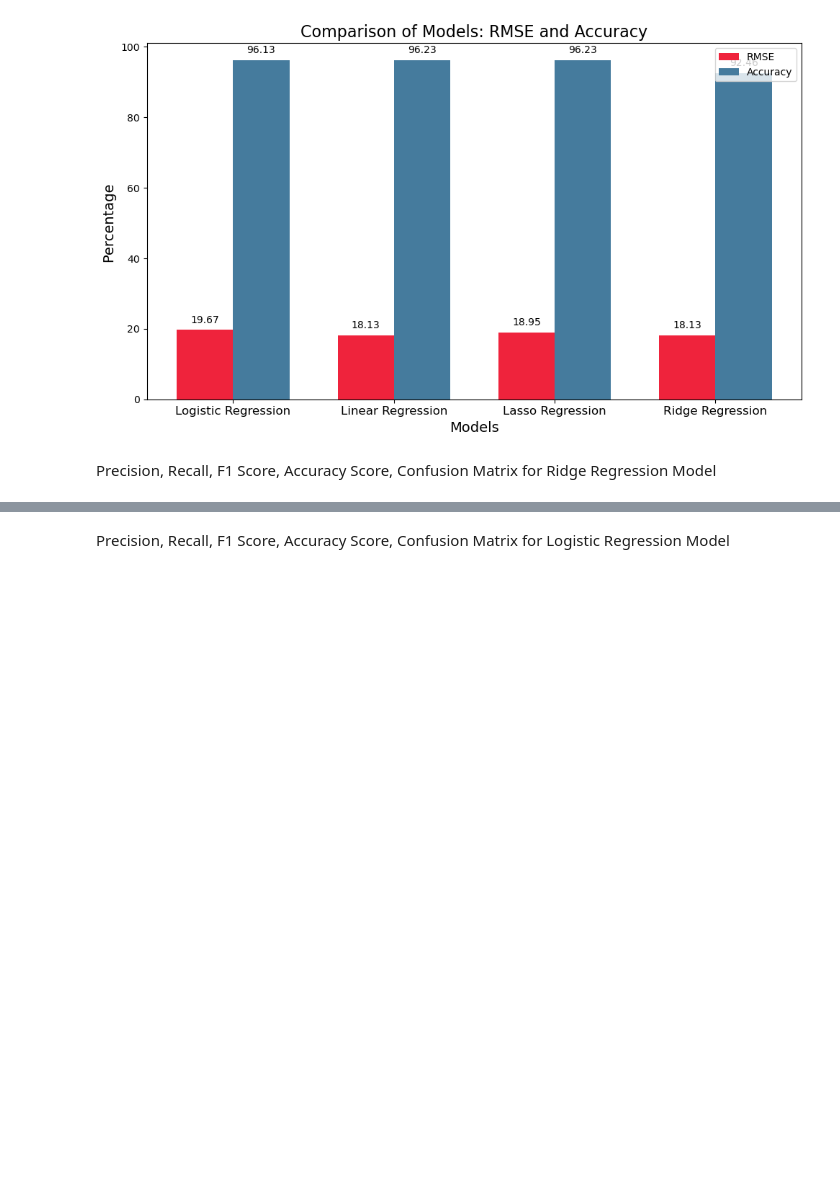
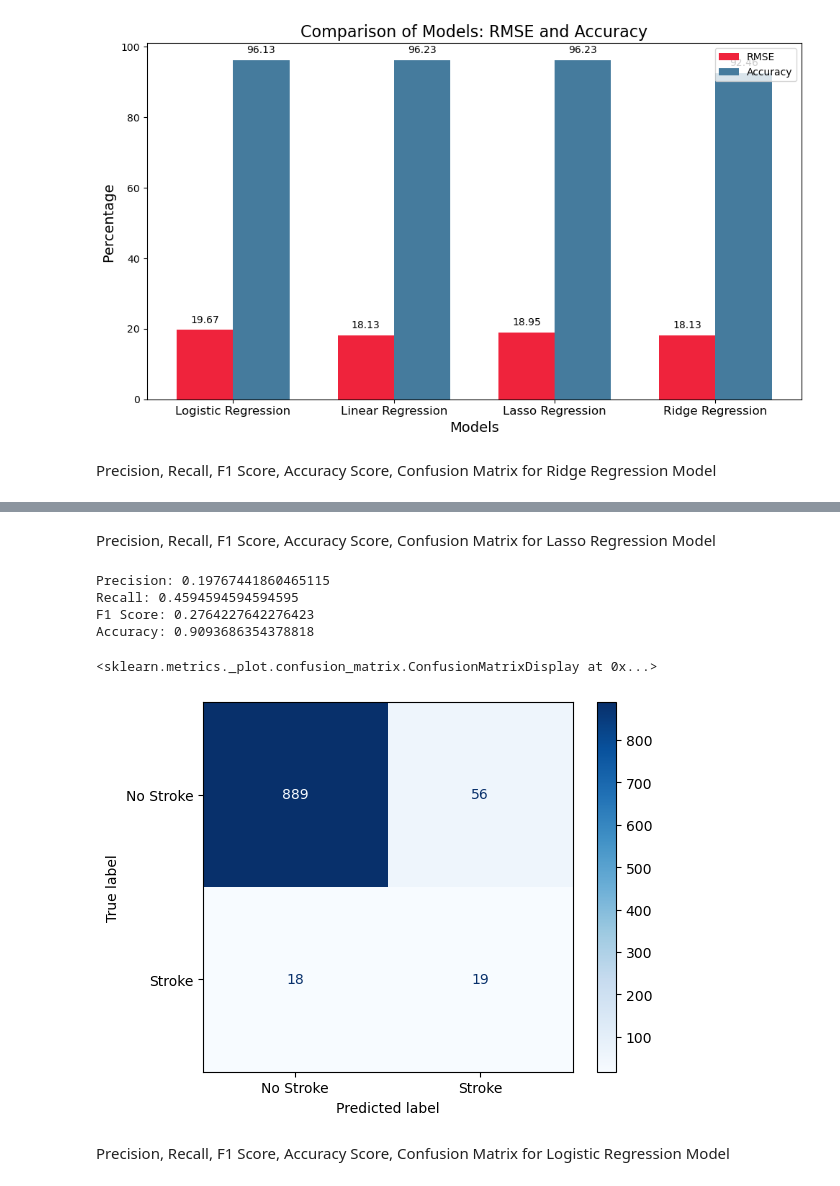
Before and after one commit to Athira-Viju/Stroke_Patient_Healthcare_Using_DeepLearning, a Jupyter notebook: Code.ipynb, the cells around one changed output, grey strips where cells are left out. Drawn from its saved outputs; the diff is of its cells as text; code cells hidden in the pictures; blank space fills up the shorter version.

```diff
--- a/Code.ipynb
+++ b/Code.ipynb
@@ -347,6 +347,8 @@ Final transformed dataset for data modeling:
 # %% [markdown]
 Data Visualization
 - Encoding all columns in dataset
+# %%
+df = df.loc[:, ~df.columns.duplicated()]
 # %%
 for column in df.columns:
     # Check if column is categorical
@@ -475,11 +477,13 @@ Linear Regression Model
 - RSME
 - Accuracy
 # %%
+#without importing linearregression
 import numpy as np
+
 from sklearn.metrics import mean_squared_error, accuracy_score
 
 class LinearRegression:
-    def __init__(self, lr=0.001, n_iters=1000):
+    def __init__(self, lr=0.001, n_iters=2000):
         self.lr = lr
         self.n_iters = n_iters
         self.weights = None
@@ -503,7 +507,7 @@ class LinearRegression:
 
 
 # Assuming X_train_scaled, X_test_scaled, y_train, y_test are already defined
-linear_model = LinearRegression(lr=0.01, n_iters=1000)
+linear_model = LinearRegression(lr=0.01, n_iters=500)
 linear_model.fit(X_train_scaled, y_train)
 
 # Make predictions
@@ -529,0 +534,8 @@ RMSE: 0.18123497578164688
+# %%
+from sklearn.metrics import mean_squared_error # directy importing LinearRegression()
+from sklearn.linear_model import LinearRegression
+linear_reg = LinearRegression()
+linear_reg.fit(X_train, y_train)
+linear_reg_predictions = linear_reg.predict(X_test)
+linear_reg_rmse = np.sqrt(mean_squared_error(y_test, linear_reg_predictions))
+linear_reg_rmse*100
@@ -529,0 +553,6 @@ RMSE: 0.18123497578164688
+# %%
+lasso_reg = Lasso()
+lasso_reg.fit(X_train, y_train)
+lasso_reg_predictions = lasso_reg.predict(X_test)
+lasso_reg_rmse = np.sqrt(mean_squared_error(y_test, lasso_reg_predictions))
+lasso_reg_rmse*100
@@ -602,4 +659,33 @@ Accuracy: 0.9276985743380856
 <sklearn.metrics._plot.confusion_matrix.ConfusionMatrixDisplay at 0x...>
 [figure]
+# %% [markdown]
+Precision, Recall, F1 Score, Accuracy Score, Confusion Matrix for Lasso Regression Model
+# %%
+from sklearn.metrics import precision_score, recall_score, f1_score, accuracy_score, confusion_matrix, ConfusionMatrixDisplay
+
+# Convert continuous predictions from Lasso Regression into binary predictions
+y_pred_class = (lasso_reg_predictions >= 0.05).astype(int)  # Apply threshold to convert to binary
+
+# Calculate metrics
+precision = precision_score(y_test, y_pred_class)
+recall = recall_score(y_test, y_pred_class)
+f1 = f1_score(y_test, y_pred_class)
+accuracy = accuracy_score(y_test, y_pred_class)
+
+# Print results
+print("Precision:", precision)
+print("Recall:", recall)
+print("F1 Score:", f1)
+print("Accuracy:", accuracy)
+
+disp = ConfusionMatrixDisplay(confusion_matrix=conf_matrix, display_labels=["No Stroke", "Stroke"])
+disp.plot(cmap='Blues')
+# %% [output]
+Precision: 0.19767441860465115
+Recall: 0.4594594594594595
+F1 Score: 0.2764227642276423
+Accuracy: 0.9093686354378818
+<sklearn.metrics._plot.confusion_matrix.ConfusionMatrixDisplay at 0x...>
+[figure, added]
 # %% [markdown]
 Precision, Recall, F1 Score, Accuracy Score, Confusion Matrix for Logistic Regression Model
```
Also changed, not shown: parts of 14 cells of this notebook.
